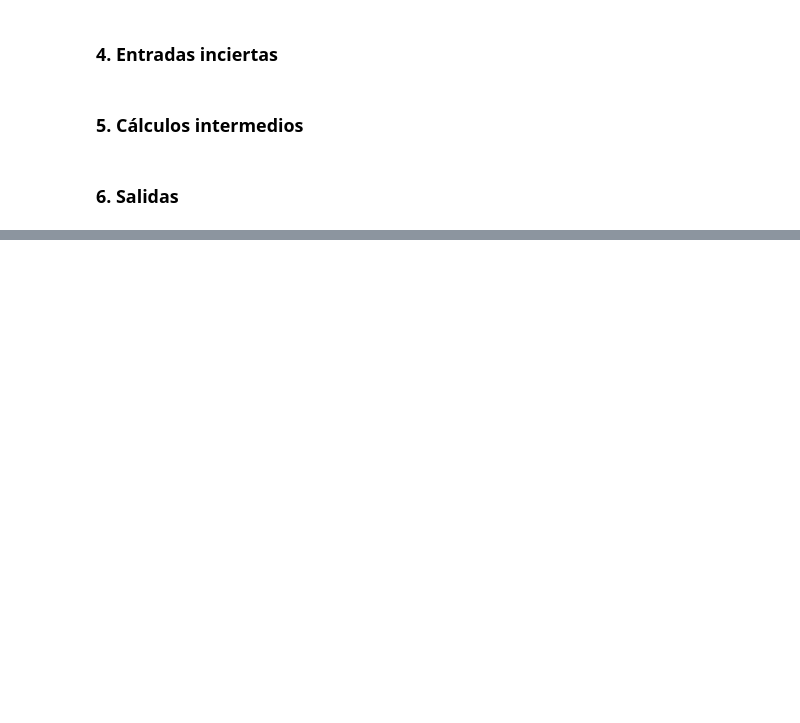
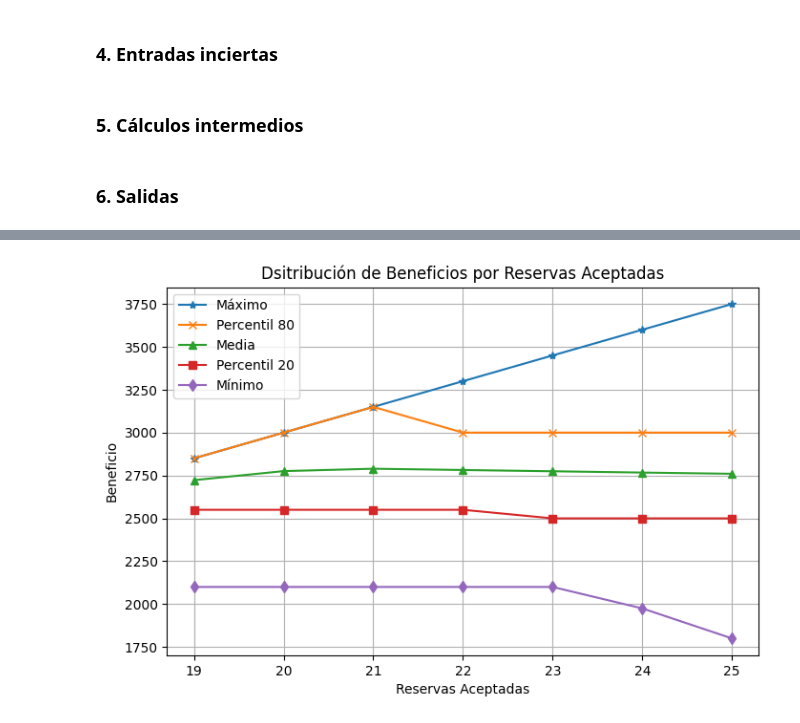
Before and after one commit to DavidBetancurRamirez/Modelos-SimulacionEmpresarial, a Jupyter notebook: Montecarlo/ejercicios/Ejercicio_1.ipynb, the cells around one changed output, grey strips where cells are left out. Drawn from its saved outputs; the diff is of its cells as text; code cells hidden in the pictures; blank space fills up the shorter version.

```diff
--- a/Montecarlo/ejercicios/Ejercicio_1.ipynb
+++ b/Montecarlo/ejercicios/Ejercicio_1.ipynb
@@ -81,0 +78,22 @@ print(df_resultados)
+# %%
+# Crear el gráfico
+plt.figure(figsize=(8, 5))
+
+# Graficar cada métrica con diferentes estilos
+plt.plot(df_resultados["Reservas Aceptadas"], df_resultados["Maximo"], marker='*', linestyle='-', label="Máximo")
+plt.plot(df_resultados["Reservas Aceptadas"], df_resultados["Percentil 80"], marker='x', linestyle='-', label="Percentil 80")
+plt.plot(df_resultados["Reservas Aceptadas"], df_resultados["Media"], marker='^', linestyle='-', label="Media")
+plt.plot(df_resultados["Reservas Aceptadas"], df_resultados["Percentil 20"], marker='s', linestyle='-', label="Percentil 20")
+plt.plot(df_resultados["Reservas Aceptadas"], df_resultados["Minimo"], marker='d', linestyle='-', label="Mínimo")
+
+# Etiquetas y título
+plt.xlabel("Reservas Aceptadas")
+plt.ylabel("Beneficio")
+plt.title("Dsitribución de Beneficios por Reservas Aceptadas")
+plt.legend()
+plt.grid(True)
+
+# Mostrar gráfico
+plt.show()
+# %% [output]
+[figure, added]
```
Also changed, not shown: parts of 4 cells of this notebook, 2 other files.
